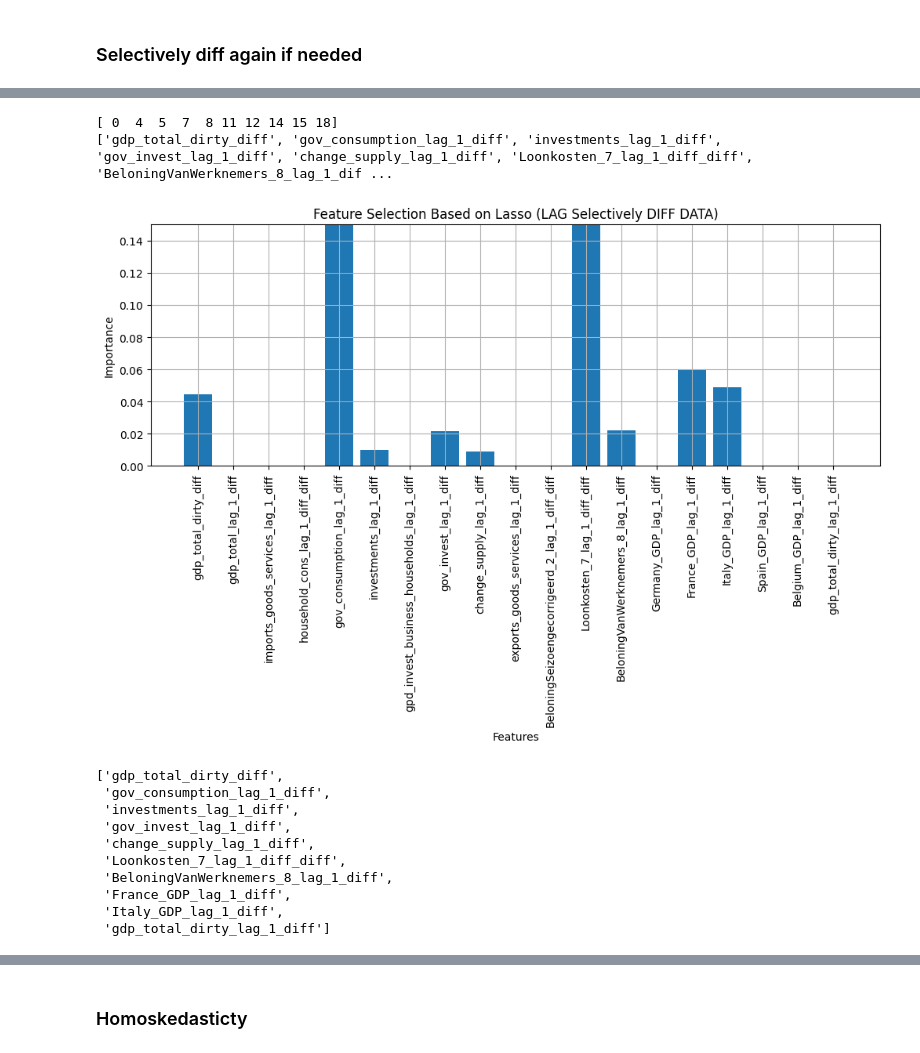
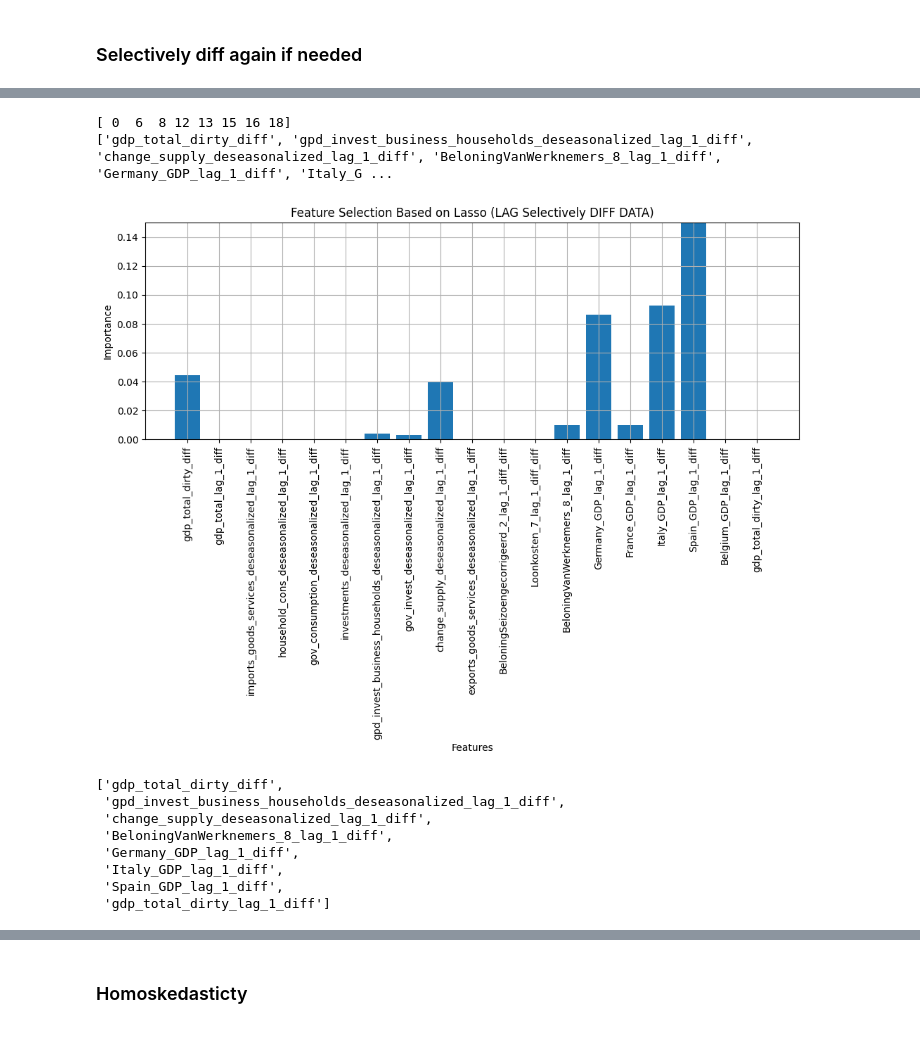
Before and after one commit to powell001/NowCast_Data_v2, a Jupyter notebook: src/a06_forecastQuarterlyData_withQuarterlyData_Lasso.ipynb, the cells around one changed output, grey strips where cells are left out. Cells and saved outputs as stored; diff of their text form; code cells hidden in the pictures.

```diff
--- a/src/a06_forecastQuarterlyData_withQuarterlyData_Lasso.ipynb
+++ b/src/a06_forecastQuarterlyData_withQuarterlyData_Lasso.ipynb
@@ -246,5 +248,5 @@ scaled_features_df['gov_consumption'].plot()
 # %%
-timeseries = scaled_features_df['gov_consumption']
+timeseries = scaled_features_df['gov_consumption_deseasonalized']
 # %%
 
 # adf test, if critical value is greater than test statistic, then the series is not stationary
@@ -453,18 +452,16 @@ stationdarydf(df_lag_diff_diff, save = 'False')
 # %%
-lassoreg(df_lag_diff_diff.dropna(), alpha=0.003, title='Feature Selection Based on Lasso (LAG Selectively DIFF DATA)')
+lassoreg(df_lag_diff_diff.dropna(), alpha=0.001, title='Feature Selection Based on Lasso (LAG Selectively DIFF DATA)')
 # %% [output]
-[ 0  4  5  7  8 11 12 14 15 18]
-['gdp_total_dirty_diff', 'gov_consumption_lag_1_diff', 'investments_lag_1_diff', 'gov_invest_lag_1_diff', 'change_supply_lag_1_diff', 'Loonkosten_7_lag_1_diff_diff', 'BeloningVanWerknemers_8_lag_1_dif ...
+[ 0  6  8 12 13 15 16 18]
+['gdp_total_dirty_diff', 'gpd_invest_business_households_deseasonalized_lag_1_diff', 'change_supply_deseasonalized_lag_1_diff', 'BeloningVanWerknemers_8_lag_1_diff', 'Germany_GDP_lag_1_diff', 'Italy_G ...
-[figure, old version]
+[figure, new version]
 ['gdp_total_dirty_diff',
- 'gov_consumption_lag_1_diff',
- 'investments_lag_1_diff',
- 'gov_invest_lag_1_diff',
- 'change_supply_lag_1_diff',
- 'Loonkosten_7_lag_1_diff_diff',
+ 'gpd_invest_business_households_deseasonalized_lag_1_diff',
+ 'change_supply_deseasonalized_lag_1_diff',
  'BeloningVanWerknemers_8_lag_1_diff',
- 'France_GDP_lag_1_diff',
+ 'Germany_GDP_lag_1_diff',
  'Italy_GDP_lag_1_diff',
+ 'Spain_GDP_lag_1_diff',
  'gdp_total_dirty_lag_1_diff']
 # %%
 df_lag_diff_diff
```
Also changed, not shown: parts of 27 cells of this notebook.
